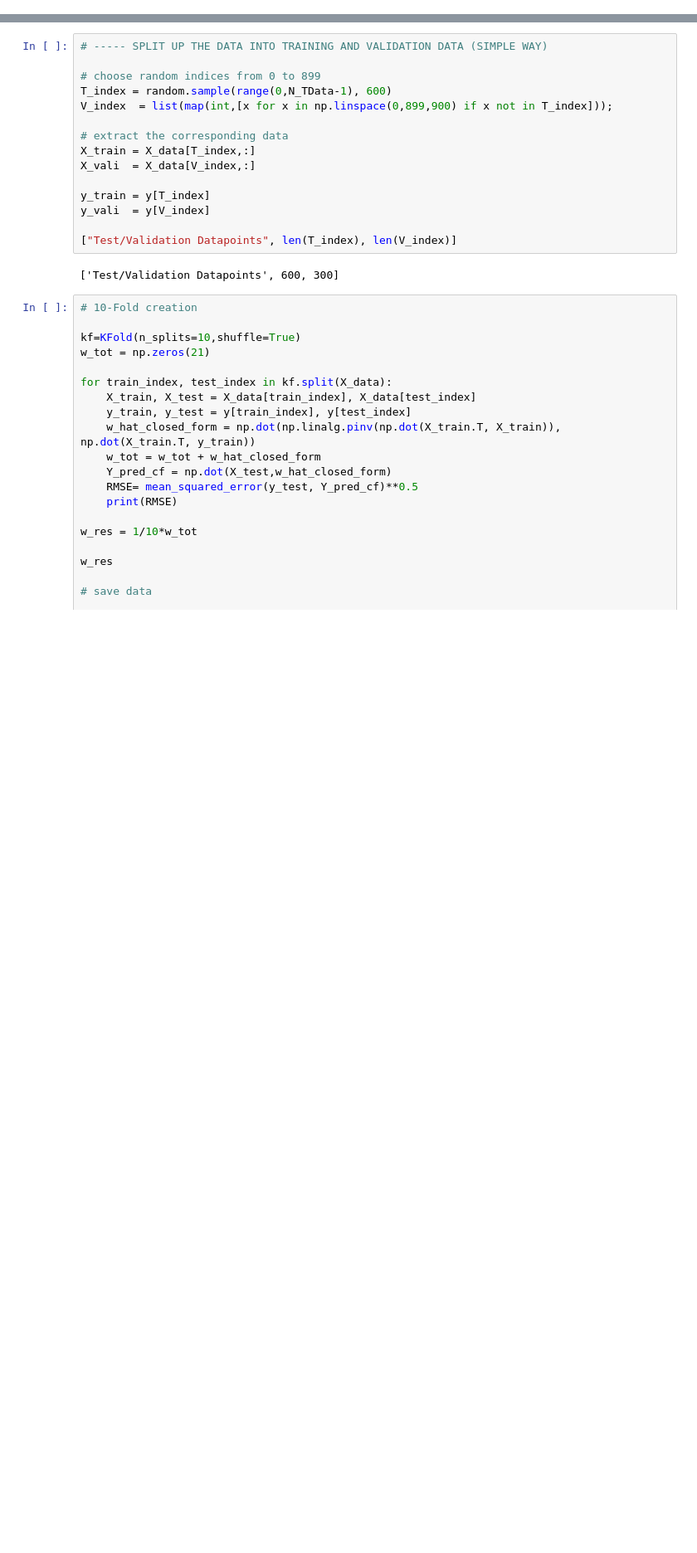
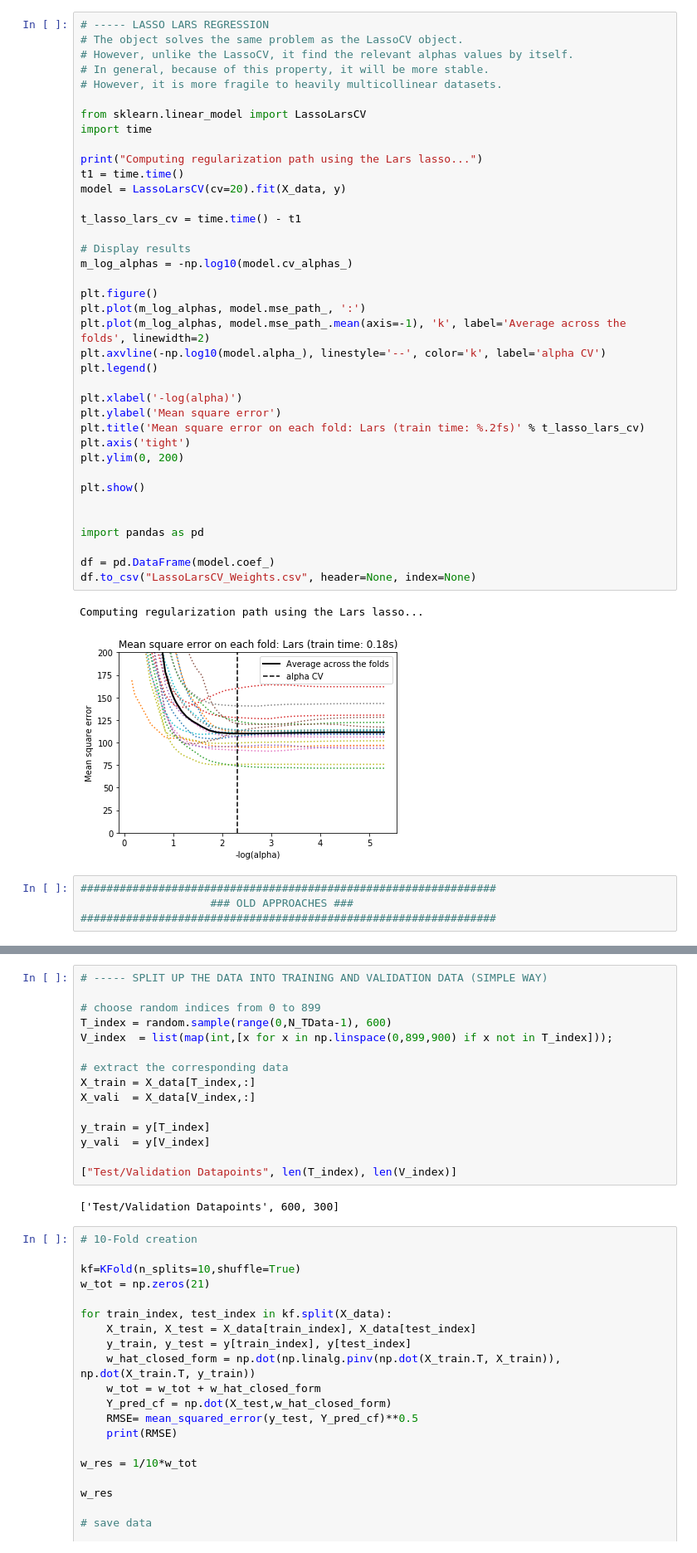
Before and after one commit to dauceg/Intro-ML-jagchirac, a Jupyter notebook: Task 1b - Introduction to Machine Learning.ipynb, the cells around one changed output, grey strips where cells are left out. Shown at 83% size. Drawn from its saved outputs; the diff is of its cells as text; blank space fills up the shorter version.

```diff
--- a/Task 1b - Introduction to Machine Learning.ipynb
+++ b/Task 1b - Introduction to Machine Learning.ipynb
@@ -74,2 +102,47 @@ df.to_csv("xdata.csv", header=None, index=None)
+# %%
+# ----- LASSO LARS REGRESSION
+# The object solves the same problem as the LassoCV object.
+# However, unlike the LassoCV, it find the relevant alphas values by itself.
+# In general, because of this property, it will be more stable.
+# However, it is more fragile to heavily multicollinear datasets.
+
+from sklearn.linear_model import LassoLarsCV
+import time
+
+print("Computing regularization path using the Lars lasso...")
+t1 = time.time()
+model = LassoLarsCV(cv=20).fit(X_data, y)
+
+t_lasso_lars_cv = time.time() - t1
+
+# Display results
+m_log_alphas = -np.log10(model.cv_alphas_)
+
+plt.figure()
+plt.plot(m_log_alphas, model.mse_path_, ':')
+plt.plot(m_log_alphas, model.mse_path_.mean(axis=-1), 'k', label='Average across the folds', linewidth=2)
+plt.axvline(-np.log10(model.alpha_), linestyle='--', color='k', label='alpha CV')
+plt.legend()
+
+plt.xlabel('-log(alpha)')
+plt.ylabel('Mean square error')
+plt.title('Mean square error on each fold: Lars (train time: %.2fs)' % t_lasso_lars_cv)
+plt.axis('tight')
+plt.ylim(0, 200)
+
+plt.show()
+
+
+import pandas as pd
+
+df = pd.DataFrame(model.coef_)
+df.to_csv("LassoLarsCV_Weights.csv", header=None, index=None)
+# %% [output]
+Computing regularization path using the Lars lasso...
+[figure, added]
+# %%
+################################################################
+                    ### OLD APPROACHES ###
+################################################################
 # %%
 # ----- DO THE BASIC THING GREGOIRE SUGGESTED
```
Also changed, not shown: parts of 5 cells of this notebook.
